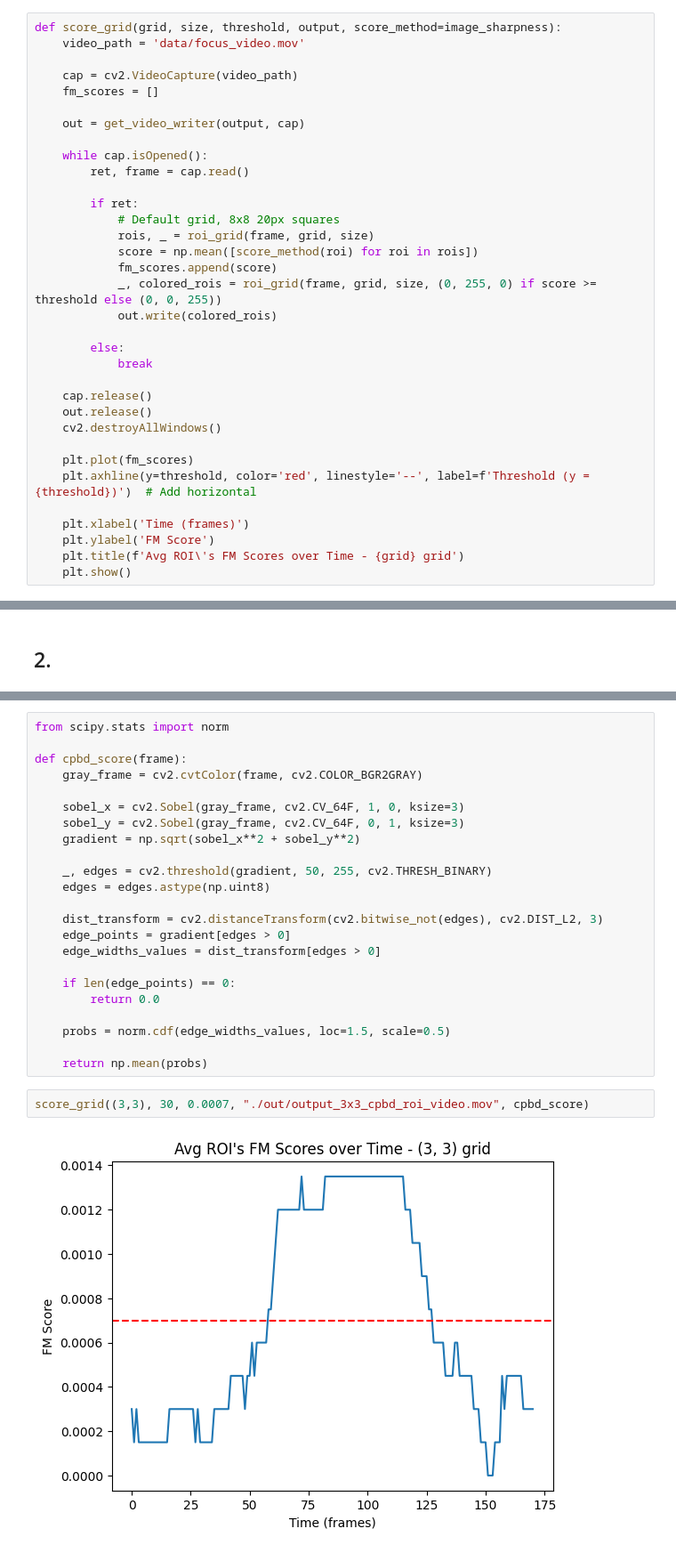
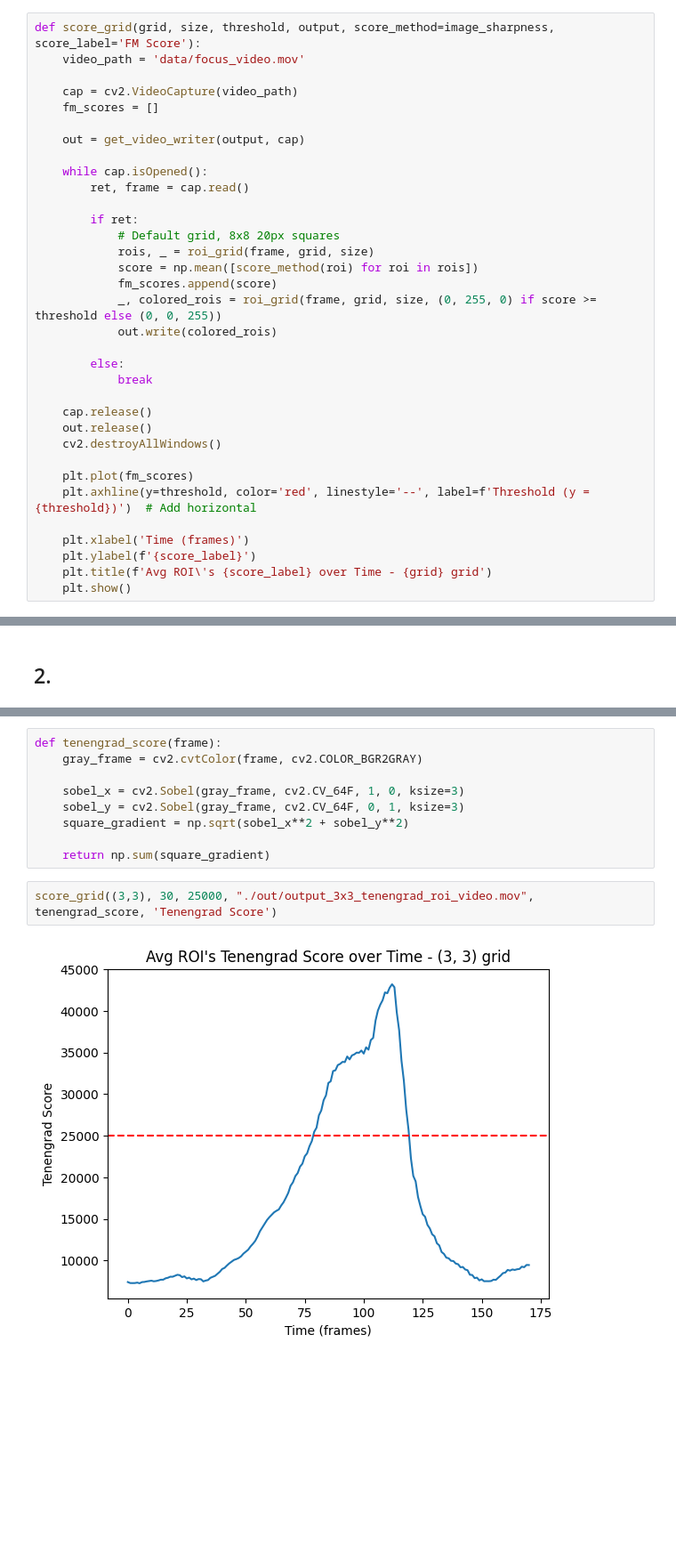
Before and after one commit to AgustindelaVega/vpc1, a Jupyter notebook: tp2/tp2.ipynb, the cells around one changed output, grey strips where cells are left out. Shown: that part at 89% size. Cells and saved outputs as stored; diff of their text form; blank space fills up the shorter version.

Commit message:
update tp2 additional sharpness metric

```diff
--- a/tp2/tp2.ipynb
+++ b/tp2/tp2.ipynb
@@ -139,7 +139,7 @@ En este punto calculamos la métrica sobre un área específica. A partir del fr
 # %% [markdown]
 ### 1.3 Medición sobre una matriz de enfoque
 # %%
-def score_grid(grid, size, threshold, output, score_method=image_sharpness):
+def score_grid(grid, size, threshold, output, score_method=image_sharpness, score_label='FM Score'):
     video_path = 'data/focus_video.mov'
 
     cap = cv2.VideoCapture(video_path)
@@ -169,8 +169,8 @@ def score_grid(grid, size, threshold, output, score_method=image_sharpness):
     plt.axhline(y=threshold, color='red', linestyle='--', label=f'Threshold (y = {threshold})')  # Add horizontal
 
     plt.xlabel('Time (frames)')
-    plt.ylabel('FM Score')
-    plt.title(f'Avg ROI\'s FM Scores over Time - {grid} grid')
+    plt.ylabel(f'{score_label}')
+    plt.title(f'Avg ROI\'s {score_label} over Time - {grid} grid')
     plt.show()
 # %% [markdown]
 Medición para los valores:
@@ -222,28 +210,14 @@ Requirement already satisfied: six>=1.5 in /Users/agustindelavega/ai/vision_por_
 # %%
-from scipy.stats import norm
-
-def cpbd_score(frame):
+def tenengrad_score(frame):
     gray_frame = cv2.cvtColor(frame, cv2.COLOR_BGR2GRAY)
 
     sobel_x = cv2.Sobel(gray_frame, cv2.CV_64F, 1, 0, ksize=3)
     sobel_y = cv2.Sobel(gray_frame, cv2.CV_64F, 0, 1, ksize=3)
-    gradient = np.sqrt(sobel_x**2 + sobel_y**2)
+    square_gradient = np.sqrt(sobel_x**2 + sobel_y**2)
 
-    _, edges = cv2.threshold(gradient, 50, 255, cv2.THRESH_BINARY)
-    edges = edges.astype(np.uint8)
-
-    dist_transform = cv2.distanceTransform(cv2.bitwise_not(edges), cv2.DIST_L2, 3)
-    edge_points = gradient[edges > 0]
-    edge_widths_values = dist_transform[edges > 0]
-
-    if len(edge_points) == 0:
-        return 0.0
-
-    probs = norm.cdf(edge_widths_values, loc=1.5, scale=0.5)
-
-    return np.mean(probs)
+    return np.sum(square_gradient)
 # %%
-score_grid((3,3), 30, 0.0007, "./out/output_3x3_cpbd_roi_video.mov", cpbd_score)
+score_grid((3,3), 30, 25000, "./out/output_3x3_tenengrad_roi_video.mov", tenengrad_score, 'Tenengrad Score')
 # %% [output]
-[figure, old version]
+[figure, new version]
 # %%
```
Also changed, not shown: parts of 5 cells of this notebook, 8 other files.
